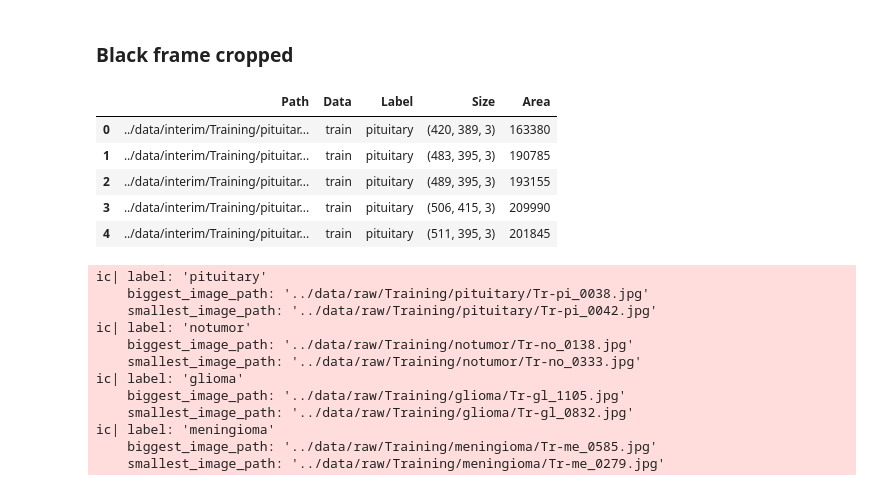
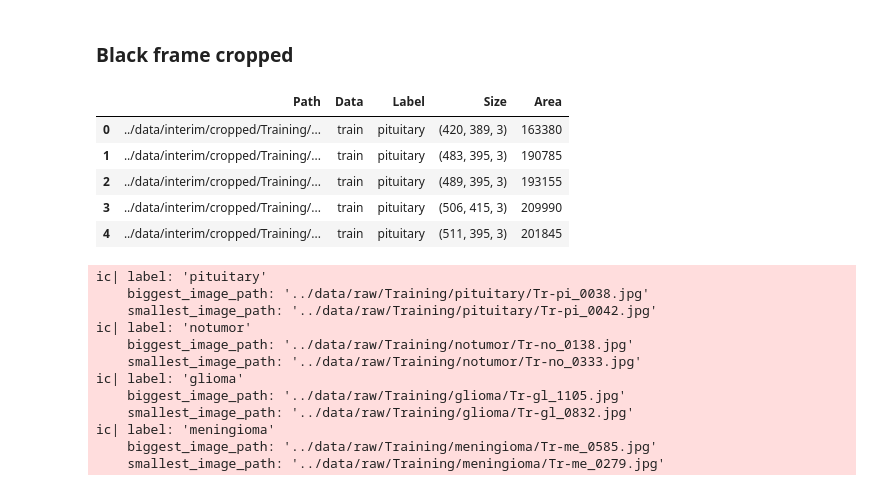
Before and after one commit to gokbuyuk/BrainTumorDetection, a Jupyter notebook: notebooks/eda.ipynb, the cells around one changed output. Saved outputs shown, nothing was run; the diff lists cells and outputs as text; code cells hidden in the pictures.

```diff
--- a/notebooks/eda.ipynb
+++ b/notebooks/eda.ipynb
@@ -191,22 +144,23 @@ Axes(0.125,0.511739;0.352273x0.167391)
 ### Black frame cropped
 # %%
 # Process each dataset and create DataFrames
-train_df_cropped = get_metadata(TRAIN_PATH.replace('raw', 'interim'), 'train')
-test_df_cropped = get_metadata(TEST_PATH.replace('raw', 'interim'), 'test')
+train_df_cropped = get_metadata(os.path.join('../data', 'interim', 'cropped', 'Training'), 'train')
+test_df_cropped = get_metadata(os.path.join('../data', 'interim', 'cropped', 'Testing'), 'test')
+
 
 # Combine the DataFrames
 df_cropped = pd.concat([train_df_cropped, test_df_cropped], ignore_index=True)
 # Optionally, save the DataFrame to a CSV file
 df_cropped.to_csv('../reports/image_sizes_labels_and_data_black_frame_cropped.csv', index=False)
 
 df_cropped.head()
 # %% [output]
 |  | Path | Data | Label | Size | Area |
-| 0 | ../data/interim/Training/pituitar... | train | pituitary | (420, 389, 3) | 163380 |
-| 1 | ../data/interim/Training/pituitar... | train | pituitary | (483, 395, 3) | 190785 |
-| 2 | ../data/interim/Training/pituitar... | train | pituitary | (489, 395, 3) | 193155 |
-| 3 | ../data/interim/Training/pituitar... | train | pituitary | (506, 415, 3) | 209990 |
-| 4 | ../data/interim/Training/pituitar... | train | pituitary | (511, 395, 3) | 201845 |
+| 0 | ../data/interim/cropped/Training/... | train | pituitary | (420, 389, 3) | 163380 |
+| 1 | ../data/interim/cropped/Training/... | train | pituitary | (483, 395, 3) | 190785 |
+| 2 | ../data/interim/cropped/Training/... | train | pituitary | (489, 395, 3) | 193155 |
+| 3 | ../data/interim/cropped/Training/... | train | pituitary | (506, 415, 3) | 209990 |
+| 4 | ../data/interim/cropped/Training/... | train | pituitary | (511, 395, 3) | 201845 |
 # %%
 
 # Group the DataFrame by 'Label' and find the indices of max and min areas
```
Also changed, not shown: parts of 10 cells of this notebook, 2 other files.
